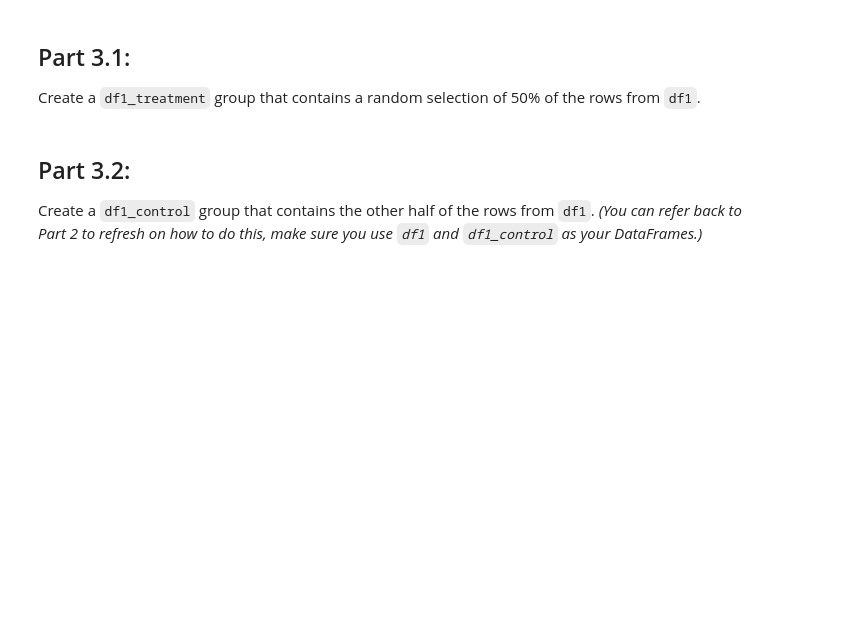
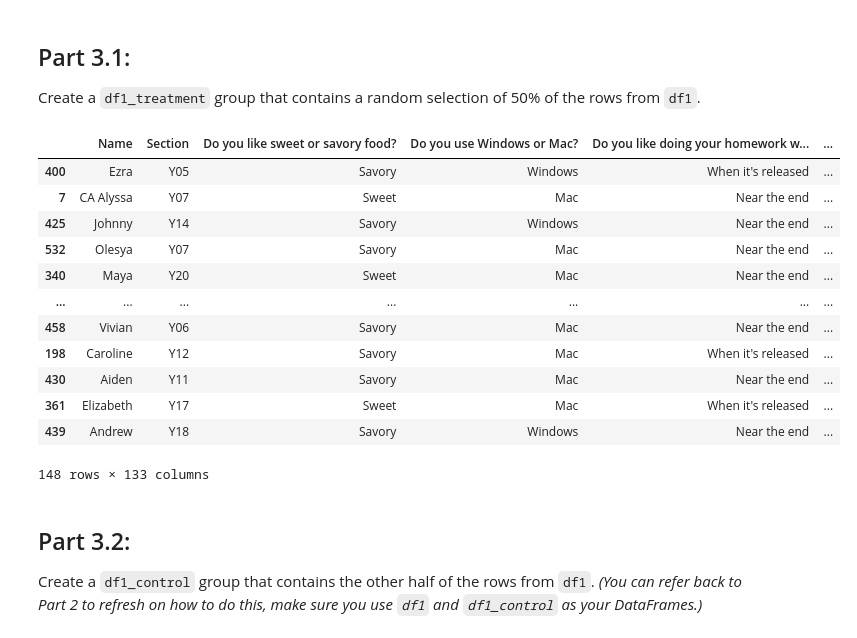
Before and after one commit to pdesire-20/Lab6, a Jupyter notebook: lab_exp_design.ipynb, the cells around one changed output. Cells and saved outputs as stored; diff of their text form; code cells hidden in the pictures; blank space fills up the shorter version.

```diff
--- a/lab_exp_design.ipynb
+++ b/lab_exp_design.ipynb
@@ -292,3 +351,20 @@ df1_treatment
+# %%
+df1_treatment = df1.sample(frac=0.5)
+df1_treatment
+# %% [output]
+|  | Name | Section | Do you like sweet or savory food? | Do you use Windows or Mac? | Do you like doing your homework w... | ... |
+| 400 | Ezra | Y05 | Savory | Windows | When it's released | ... |
+| 7 | CA Alyssa | Y07 | Sweet | Mac | Near the end | ... |
+| 425 | Johnny | Y14 | Savory | Windows | Near the end | ... |
+| 532 | Olesya | Y07 | Savory | Mac | Near the end | ... |
+| 340 | Maya | Y20 | Sweet | Mac | Near the end | ... |
+| ... | ... | ... | ... | ... | ... | ... |
+| 458 | Vivian | Y06 | Savory | Mac | Near the end | ... |
+| 198 | Caroline | Y12 | Savory | Mac | When it's released | ... |
+| 430 | Aiden | Y11 | Savory | Mac | Near the end | ... |
+| 361 | Elizabeth | Y17 | Sweet | Mac | When it's released | ... |
+| 439 | Andrew | Y18 | Savory | Windows | Near the end | ... |
+148 rows × 133 columns
 # %% [markdown]
 ## Part 3.2:
 
```
Also changed, not shown: parts of 31 cells of this notebook.
